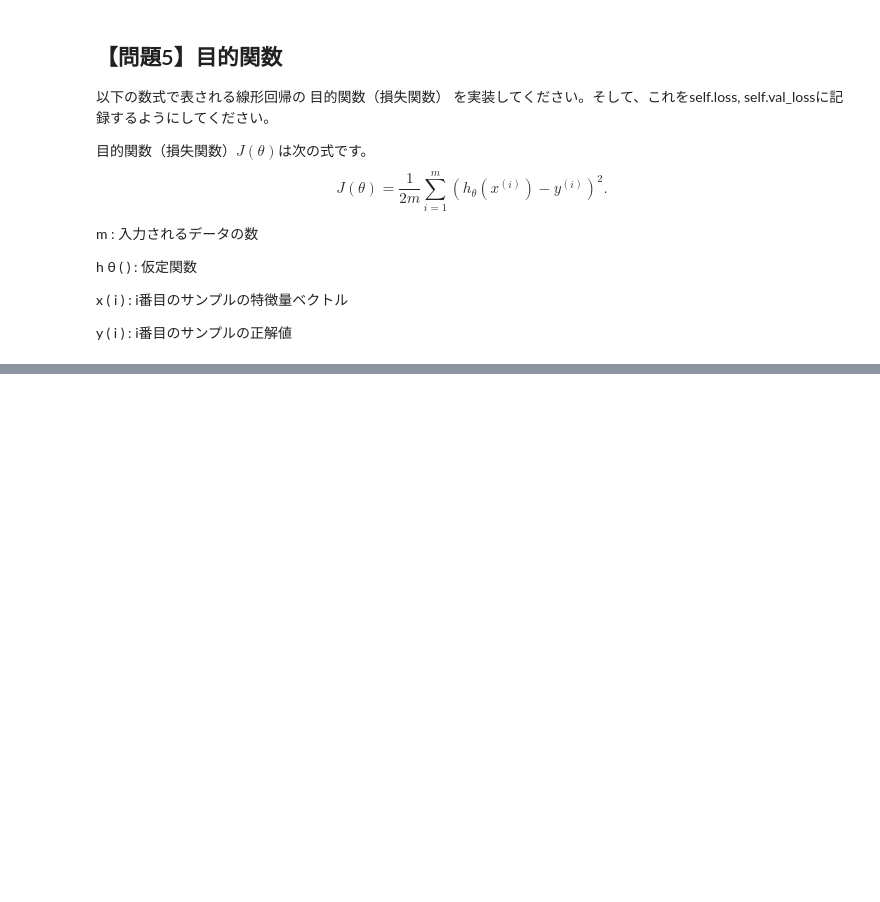
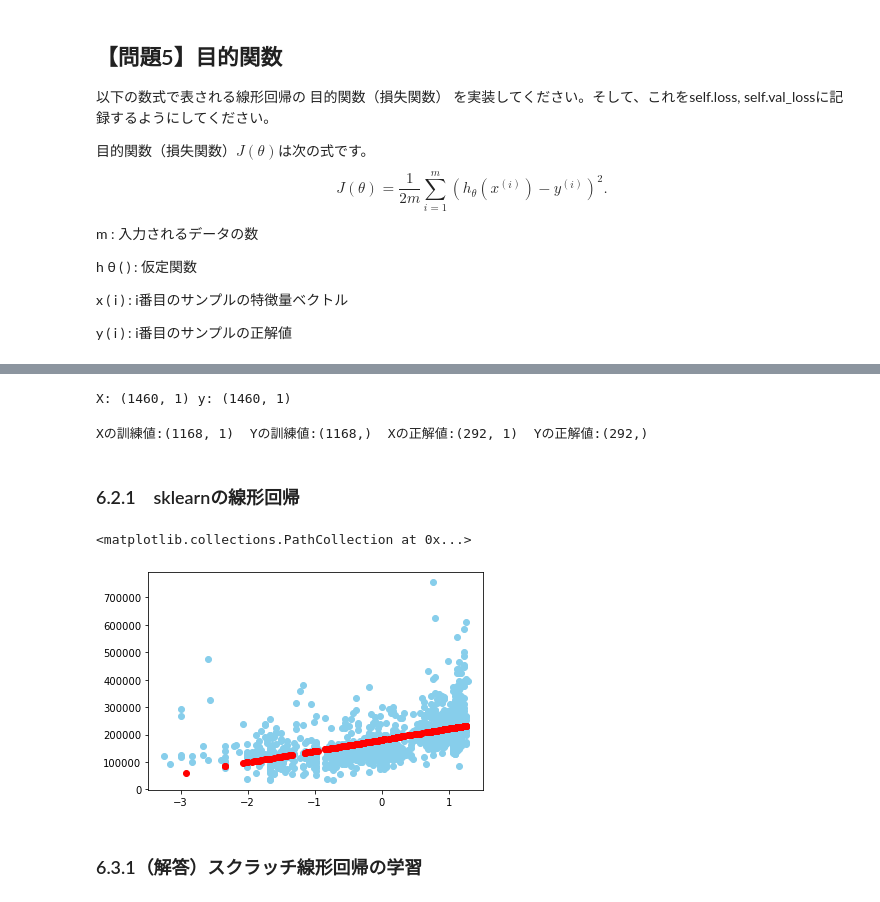
Before and after one commit to T-Sawao/diveintocode-ml, a Jupyter notebook: term1_sprint3.ipynb, the cells around one changed output, grey strips where cells are left out. Saved outputs shown, nothing was run; the diff lists cells and outputs as text; code cells hidden in the pictures; blank space fills up the shorter version.

```diff
--- a/term1_sprint3.ipynb
+++ b/term1_sprint3.ipynb
@@ -444,0 +431,37 @@ i
+# %%
+data_master = pd.read_csv("sample_dataset/house-prices-advanced-regression-techniques/train.csv")
+df_master = pd.DataFrame(data_master)
+X = np.array(df_master[['YearBuilt']])
+y = np.array(df_master[["SalePrice"]])
+print("X:", X.shape, "y:", y.shape)
+# %% [output]
+X: (1460, 1) y: (1460, 1)
+# %%
+from sklearn.model_selection import train_test_split
+x_train, x_test, y_train, y_test = train_test_split(X, y.ravel(),test_size=0.20, random_state=0)
+print(f"Xの訓練値:{x_train.shape}  Yの訓練値:{y_train.shape}  Xの正解値:{x_test.shape}  Yの正解値:{y_test.shape}")
+# %% [output]
+Xの訓練値:(1168, 1)  Yの訓練値:(1168,)  Xの正解値:(292, 1)  Yの正解値:(292,)
+# %%
+# 標準化
+from sklearn.preprocessing import StandardScaler
+
+scaler = StandardScaler().fit(x_train)
+
+x_train_std = scaler.transform(x_train)
+x_test_std = scaler.transform(x_test)
+# %% [markdown]
+### 6.2.1　sklearnの線形回帰
+# %%
+# sklearn線形回帰
+from sklearn.linear_model import LinearRegression
+lr = LinearRegression().fit(x_train, y_train)
+lr_pred = lr.predict(x_test)
+# %%
+plt.scatter(x_train_std, y_train, c="skyblue")
+plt.scatter(x_test_std, lr_pred, c="red")
+# %% [output]
+<matplotlib.collections.PathCollection at 0x...>
+[figure, added]
+# %% [markdown]
+### 6.3.1（解答）スクラッチ線形回帰の学習
```
Also changed, not shown: parts of 37 cells of this notebook.
